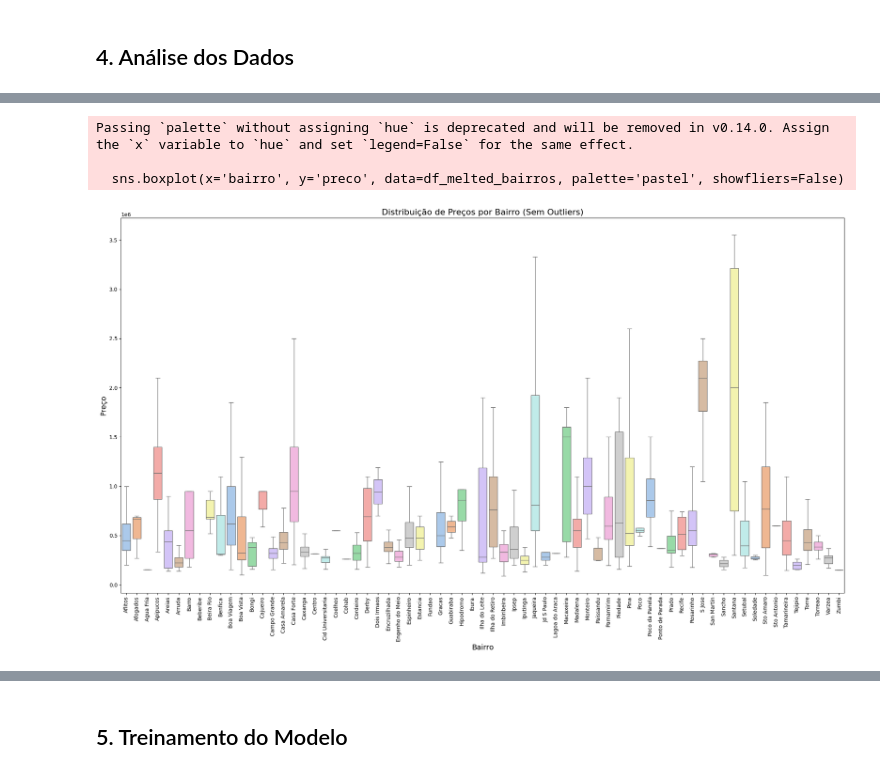
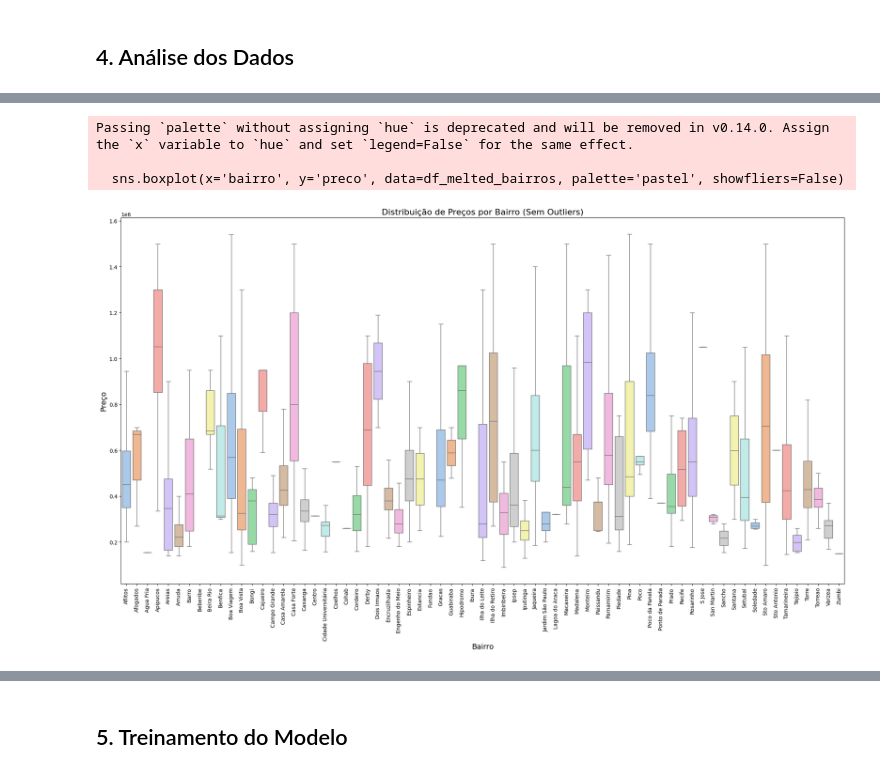
Before and after one commit to leotanaka4/eel891-trabalho2, a Jupyter notebook: eel891_trabalho2_lsdct.ipynb, the cells around one changed output, grey strips where cells are left out. Cells and saved outputs as stored; diff of their text form; code cells hidden in the pictures.

Commit message:
Atualizações
Adição de novas colunas, remoções de outliers e troca de scoring do GridSearchCV

```diff
--- a/eel891_trabalho2_lsdct.ipynb
+++ b/eel891_trabalho2_lsdct.ipynb
@@ -202,0 +259,33 @@ df.head()
+# %%
+def remover_outliers(df, coluna, factor=1.5):
+    """
+    Função para remover outliers usando o intervalo interquartílico (IQR),
+    mantendo os valores NaN.
+
+    Parâmetros:
+    df (DataFrame): DataFrame de entrada.
+    coluna (str): Nome da coluna para aplicar a remoção de outliers.
+    factor (float): Fator multiplicador para ajustar a sensibilidade do filtro (1.5 é o padrão).
+
+    Retorna:
+    df (DataFrame): DataFrame com os outliers removidos, mantendo NaNs.
+    """
+    # Calcular os quartis e o IQR
+    Q1 = df[coluna].quantile(0.25)
+    Q3 = df[coluna].quantile(0.75)
+    IQR = Q3 - Q1
+
+    # Definir limites para os dados sem outliers
+    lower_bound = Q1 - factor * IQR
+    upper_bound = Q3 + factor * IQR
+
+    # Filtrar os dados para remover outliers, mantendo NaNs
+    df_sem_outliers = df[(df[coluna].isna()) | ((df[coluna] >= lower_bound) & (df[coluna] <= upper_bound))]
+
+    return df_sem_outliers
+
+# Aplicando a função ao DataFrame
+df = remover_outliers(df, 'preco')
+
+# Verificando o DataFrame sem outliers, mas mantendo NaNs
+df[['preco']].describe()
@@ -552,15 +651,14 @@ Passing `palette` without assigning `hue` is deprecated and will be removed in v
 # %%
-
 # Listar os bairros
 bairros = ['bairro_Aflitos', 'bairro_Afogados', 'bairro_Agua Fria', 'bairro_Apipucos', 'bairro_Areias',
            'bairro_Arruda', 'bairro_Barro', 'bairro_Beberibe', 'bairro_Beira Rio', 'bairro_Benfica',
            'bairro_Boa Viagem', 'bairro_Boa Vista', 'bairro_Bongi', 'bairro_Cajueiro', 'bairro_Campo Grande',
-           'bairro_Casa Amarela', 'bairro_Casa Forte', 'bairro_Caxanga', 'bairro_Centro', 'bairro_Cid Universitaria',
+           'bairro_Casa Amarela', 'bairro_Casa Forte', 'bairro_Caxanga', 'bairro_Centro', 'bairro_Cidade Universitária',
            'bairro_Coelhos', 'bairro_Cohab', 'bairro_Cordeiro', 'bairro_Derby', 'bairro_Dois Irmaos',
            'bairro_Encruzilhada', 'bairro_Engenho do Meio', 'bairro_Espinheiro', 'bairro_Estancia', 'bairro_Fundao',
            'bairro_Gracas', 'bairro_Guabiraba', 'bairro_Hipodromo', 'bairro_Ibura', 'bairro_Ilha do Leite',
            'bairro_Ilha do Retiro', 'bairro_Imbiribeira', 'bairro_Ipsep', 'bairro_Iputinga', 'bairro_Jaqueira',
-           'bairro_Jd S Paulo', 'bairro_Lagoa do Araca', 'bairro_Macaxeira', 'bairro_Madalena', 'bairro_Monteiro',
+           'bairro_Jardim São Paulo', 'bairro_Lagoa do Araca', 'bairro_Macaxeira', 'bairro_Madalena', 'bairro_Monteiro',
            'bairro_Paissandu', 'bairro_Parnamirim', 'bairro_Piedade', 'bairro_Pina', 'bairro_Poco',
            'bairro_Poco da Panela', 'bairro_Ponto de Parada', 'bairro_Prado', 'bairro_Recife', 'bairro_Rosarinho',
            'bairro_S Jose', 'bairro_San Martin', 'bairro_Sancho', 'bairro_Santana', 'bairro_Setubal', 'bairro_Soledade',
@@ -568,34 +666,34 @@ bairros = ['bairro_Aflitos', 'bairro_Afogados', 'bairro_Agua Fria', 'bairro_Apip
            'bairro_Torreao', 'bairro_Varzea', 'bairro_Zumbi']
 
 # Transformar as colunas binárias de bairros em uma única coluna
 df_melted_bairros = df.melt(id_vars=['preco'], value_vars=bairros, var_name='bairro', value_name='presente')
 
 # Filtrar apenas os bairros presentes (onde a coluna 'presente' é 1)
 df_melted_bairros = df_melted_bairros[df_melted_bairros['presente'] == 1]
 
 # Remover o prefixo "bairro_" dos nomes dos bairros
 df_melted_bairros['bairro'] = df_melted_bairros['bairro'].str.replace('bairro_', '', regex=False)
 
 # Configurar tamanho da figura (aumentando tanto na vertical quanto na horizontal)
 plt.figure(figsize=(20, 12))
 
 # Boxplot para os bairros
 sns.boxplot(x='bairro', y='preco', data=df_melted_bairros, palette='pastel', showfliers=False)
 
 # Títulos e rótulos
 plt.title('Distribuição de Preços por Bairro (Sem Outliers)', fontsize=16)
 plt.xlabel('Bairro', fontsize=14)
 plt.ylabel('Preço', fontsize=14)
 
 # Ajustar o layout para o gráfico
 plt.xticks(rotation=90)  # Rotacionar os rótulos dos bairros para facilitar a leitura
 plt.tight_layout()
 plt.show()
 # %% [output]
 Passing `palette` without assigning `hue` is deprecated and will be removed in v0.14.0. Assign the `x` variable to `hue` and set `legend=False` for the same effect.
 
   sns.boxplot(x='bairro', y='preco', data=df_melted_bairros, palette='pastel', showfliers=False)
-[figure, old version]
+[figure, new version]
 # %%
 # Calcula a matriz de correlação e seleciona apenas as correlações com a coluna 'preco'
 correlation_with_price = df.corr()['preco'].sort_values(ascending=False)
```
Also changed, not shown: parts of 29 cells of this notebook, 5 other files.
